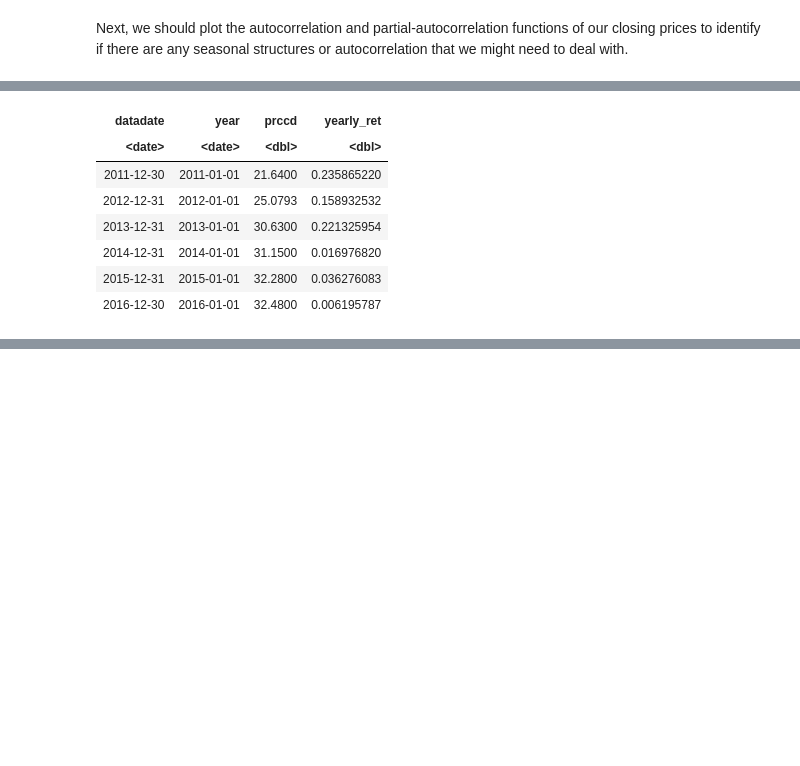
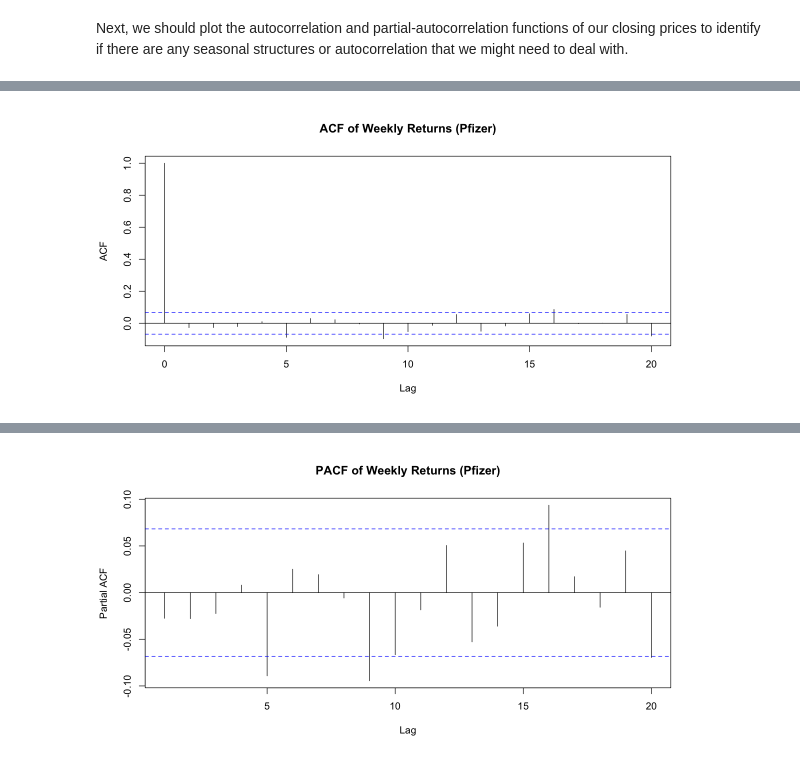
Before and after one commit to hivan04/final-r-assignment, a Jupyter notebook: main.ipynb, the cells around one changed output, grey strips where cells are left out. Saved outputs shown, nothing was run; the diff lists cells and outputs as text; code cells hidden in the pictures; blank space fills up the shorter version.

```diff
--- a/main.ipynb
+++ b/main.ipynb
@@ -188,30 +127,50 @@ pacf(pfe_week$ret, lags = 20,
 # %%
-# Create proper yearly returns dataset (one observation per year)
-pfe_year <- pfe %>%
-    # Create year identifier
-    mutate(year = floor_date(datadate, "year")) %>%
-    # Group by year and take the last trading day of each year
-    group_by(year) %>%
-    arrange(datadate) %>%
-    slice_tail(n = 1) %>%  # Keep only the last day of each year
-    ungroup() %>%
-    # Calculate yearly returns from yearly closing prices
-    arrange(datadate) %>%
-    mutate(yearly_ret = (prccd / lag(prccd)) - 1) %>%
-    # Keep only relevant columns
-    select(datadate, year, prccd, yearly_ret) %>%
-    # Remove first row (NA yearly return)
-    filter(!is.na(yearly_ret))
+#| warning: false
+#| results: hide
 
-head(pfe_year)
-cat("Number of years:", nrow(pfe_year), "\n")
+# Create a list of periods we want to look at
+periods <- list(
+    weekly = "week",
+    monthly = "month",
+    semi_annually = "6 months",
+    annually = "year"
+)
 
-# ACF and PACF for true yearly returns
-acf(pfe_year$yearly_ret, lags = 20,
-    na.action = na.omit,
-    main = "ACF of Yearly Returns (Pfizer)")
+# Loop through each time period
+for (period_name in names(periods)) {
+    cat("Processing:", toupper(period_name), "\n")
 
-pacf(pfe_year$yearly_ret, lags = 20,
-    na.action = na.omit,
-    main = "PACF of Yearly Returns (Pfizer)")
+    # Create proper period returns (one observation per period)
+    pfe_period <- pfe %>%
+        mutate(period = floor_date(datadate, periods[[period_name]])) %>%
+        group_by(period) %>%
+        arrange(datadate) %>%
+        slice_tail(n = 1) %>%
+        ungroup() %>%
+        arrange(datadate) %>%
+        mutate(period_ret = (prccd / lag(prccd)) - 1) %>%
+        filter(!is.na(period_ret))
+
+    # View tibble (dataframe) using the following:
+    # print(head(pfe_period))
+    # cat("Number of periods:", nrow(pfe_period), "\n\n")
+
+    # ACF of actual period returns (suppress warnings)
+    suppressWarnings(
+        acf(pfe_period$period_ret, lag.max = 20,
+            na.action = na.omit,
+            main = paste("ACF of",
+            tools::toTitleCase(gsub("_", " ", period_name)),
+            "Returns (Pfizer)"))
+    )
+
+    # PACF of actual period returns (suppress warnings)
+    suppressWarnings(
+        pacf(pfe_period$period_ret, lag.max = 20,
+             na.action = na.omit,
+             main = paste("PACF of",
+             tools::toTitleCase(gsub("_", " ", period_name)),
+             "Returns (Pfizer)"))
+    )
+}
 # %% [output]
@@ -219,8 +178 @@ A tibble: 6 × 4
-| datadate | year | prccd | yearly_ret |
-| <date> | <date> | <dbl> | <dbl> |
-| 2011-12-30 | 2011-01-01 | 21.6400 | 0.235865220 |
-| 2012-12-31 | 2012-01-01 | 25.0793 | 0.158932532 |
-| 2013-12-31 | 2013-01-01 | 30.6300 | 0.221325954 |
-| 2014-12-31 | 2014-01-01 | 31.1500 | 0.016976820 |
-| 2015-12-31 | 2015-01-01 | 32.2800 | 0.036276083 |
-| 2016-12-30 | 2016-01-01 | 32.4800 | 0.006195787 |
+[figure, new version]
@@ -227,0 +180 @@ Number of years: 15
+[figure, new version]
```
Also changed, not shown: parts of 17 cells of this notebook, 2 other files.
